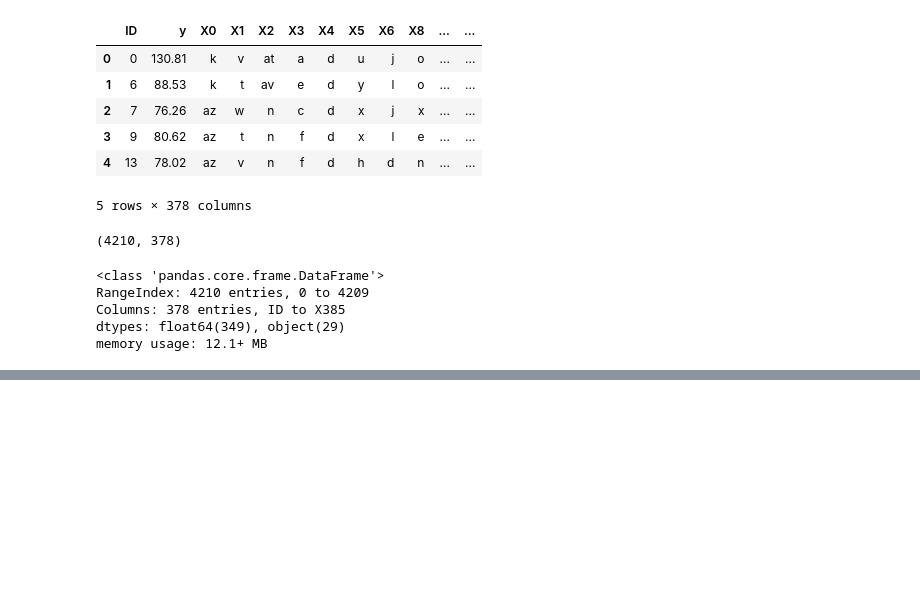
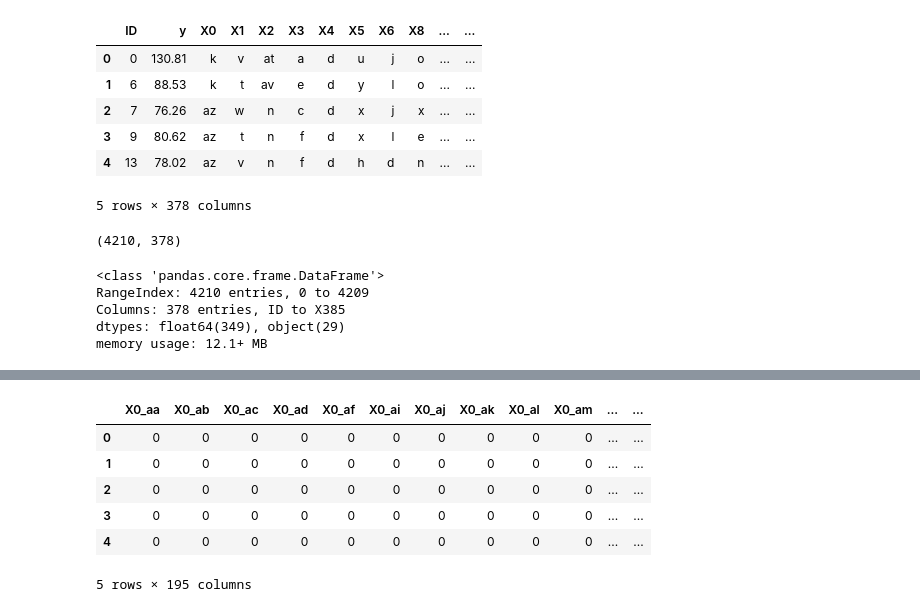
Before and after one commit to noteCe/Mercedes-Benz-Grener-Manufacturing, a Jupyter notebook: Mercedes-Benz Greener Manufacturing.ipynb, the cells around one changed output, grey strips where cells are left out. Saved outputs shown, nothing was run; the diff lists cells and outputs as text; code cells hidden in the pictures; blank space fills up the shorter version.

```diff
--- a/Mercedes-Benz Greener Manufacturing.ipynb
+++ b/Mercedes-Benz Greener Manufacturing.ipynb
@@ -25,0 +80,5 @@ memory usage: 12.1+ MB
+# %%
+columns=["X0","X1","X2","X3","X4","X5","X6","X8"]
+# %%
+data=pd.read_csv("mercedes.csv",usecols=columns)
+data.head()
@@ -25,0 +104,10 @@ memory usage: 12.1+ MB
+# %%
+pd.get_dummies(data,drop_first=True).head()
+# %% [output]
+|  | X0_aa | X0_ab | X0_ac | X0_ad | X0_af | X0_ai | X0_aj | X0_ak | X0_al | X0_am | ... | ... |
+| 0 | 0 | 0 | 0 | 0 | 0 | 0 | 0 | 0 | 0 | 0 | ... | ... |
+| 1 | 0 | 0 | 0 | 0 | 0 | 0 | 0 | 0 | 0 | 0 | ... | ... |
+| 2 | 0 | 0 | 0 | 0 | 0 | 0 | 0 | 0 | 0 | 0 | ... | ... |
+| 3 | 0 | 0 | 0 | 0 | 0 | 0 | 0 | 0 | 0 | 0 | ... | ... |
+| 4 | 0 | 0 | 0 | 0 | 0 | 0 | 0 | 0 | 0 | 0 | ... | ... |
+5 rows × 195 columns
```
Also changed, not shown: parts of 21 cells of this notebook, 1 other file.
